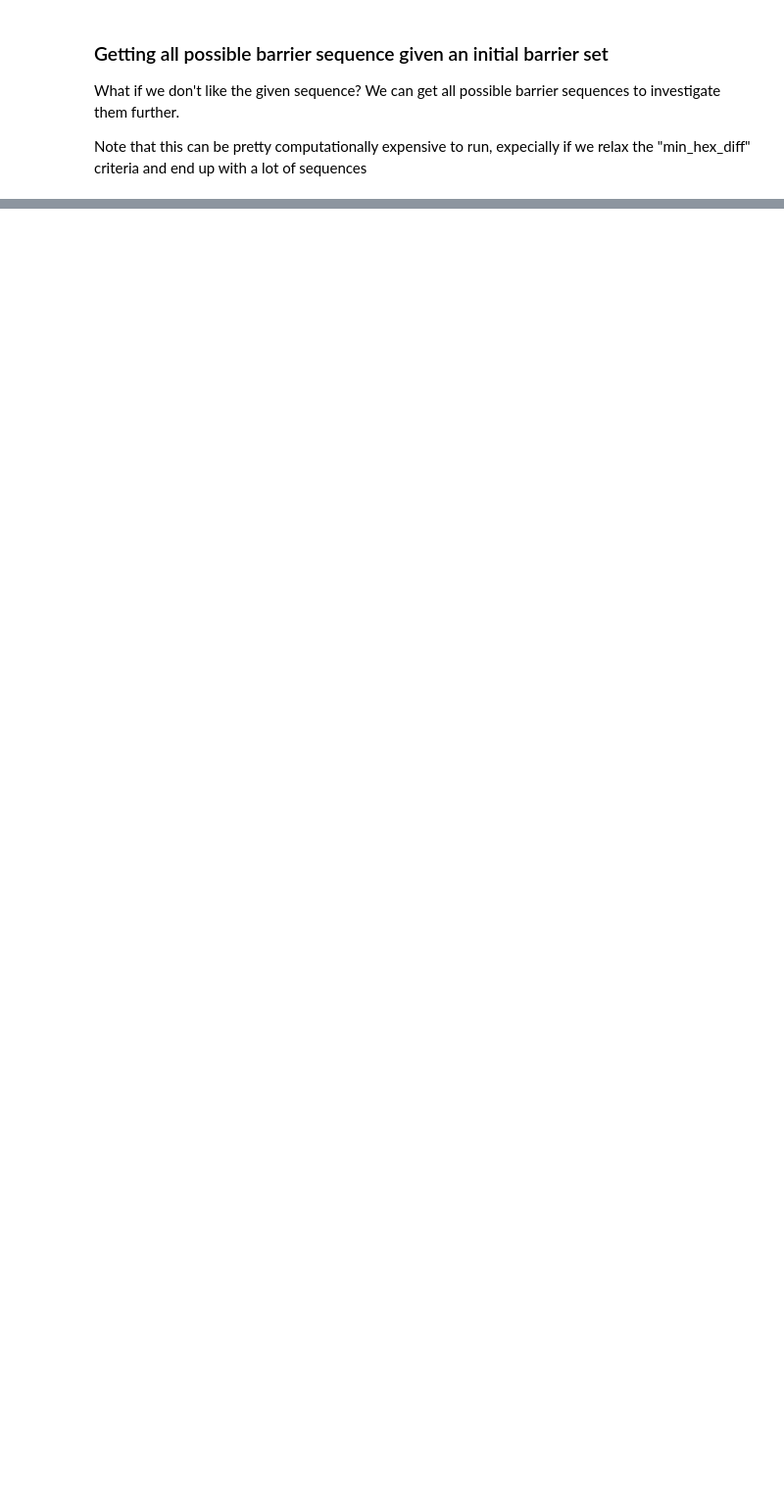
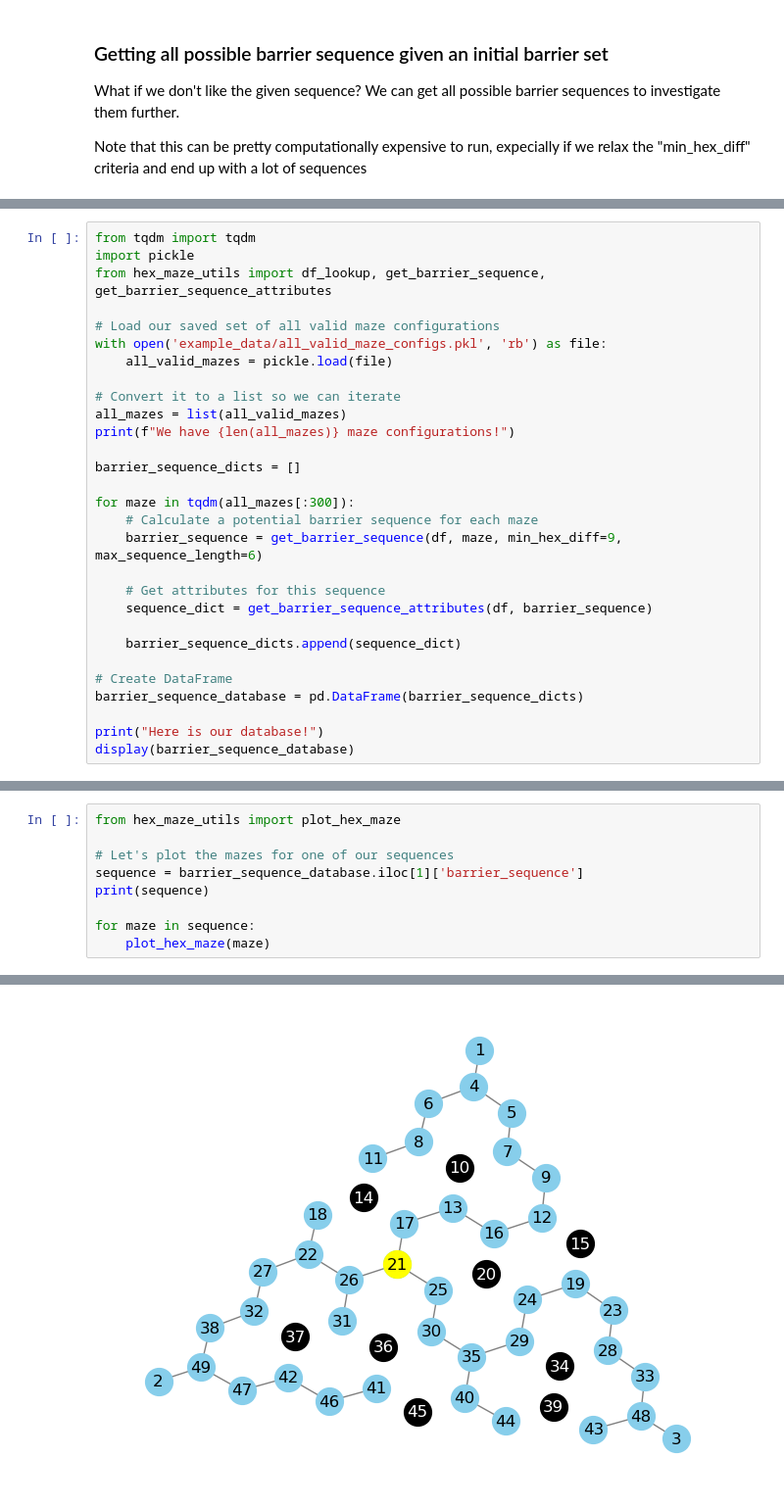
Before and after one commit to calderast/Hex-maze, a Jupyter notebook: generate-maze-sequence.ipynb, the cells around one changed output, grey strips where cells are left out. Shown at 98% size. Drawn from its saved outputs; the diff is of its cells as text; blank space fills up the shorter version.

Commit message:
Add databases of barrier sequences

```diff
--- a/generate-maze-sequence.ipynb
+++ b/generate-maze-sequence.ipynb
@@ -158,0 +149,29 @@ KeyboardInterrupt:
+# %%
+from tqdm import tqdm
+import pickle
+from hex_maze_utils import df_lookup, get_barrier_sequence, get_barrier_sequence_attributes
+
+# Load our saved set of all valid maze configurations
+with open('example_data/all_valid_maze_configs.pkl', 'rb') as file:
+    all_valid_mazes = pickle.load(file)
+
+# Convert it to a list so we can iterate
+all_mazes = list(all_valid_mazes)
+print(f"We have {len(all_mazes)} maze configurations!")
+
+barrier_sequence_dicts = []
+
+for maze in tqdm(all_mazes[:300]):
+    # Calculate a potential barrier sequence for each maze
+    barrier_sequence = get_barrier_sequence(df, maze, min_hex_diff=9, max_sequence_length=6)
+
+    # Get attributes for this sequence
+    sequence_dict = get_barrier_sequence_attributes(df, barrier_sequence)
+
+    barrier_sequence_dicts.append(sequence_dict)
+
+# Create DataFrame
+barrier_sequence_database = pd.DataFrame(barrier_sequence_dicts)
+
+print("Here is our database!")
+display(barrier_sequence_database)
@@ -158,0 +203,10 @@ KeyboardInterrupt:
+# %%
+from hex_maze_utils import plot_hex_maze
+
+# Let's plot the mazes for one of our sequences
+sequence = barrier_sequence_database.iloc[1]['barrier_sequence']
+print(sequence)
+
+for maze in sequence:
+    plot_hex_maze(maze)
+# %% [output]
@@ -158,0 +214 @@ KeyboardInterrupt:
+[figure, added]
```
Also changed, not shown: parts of 9 cells of this notebook, 6 other files.
